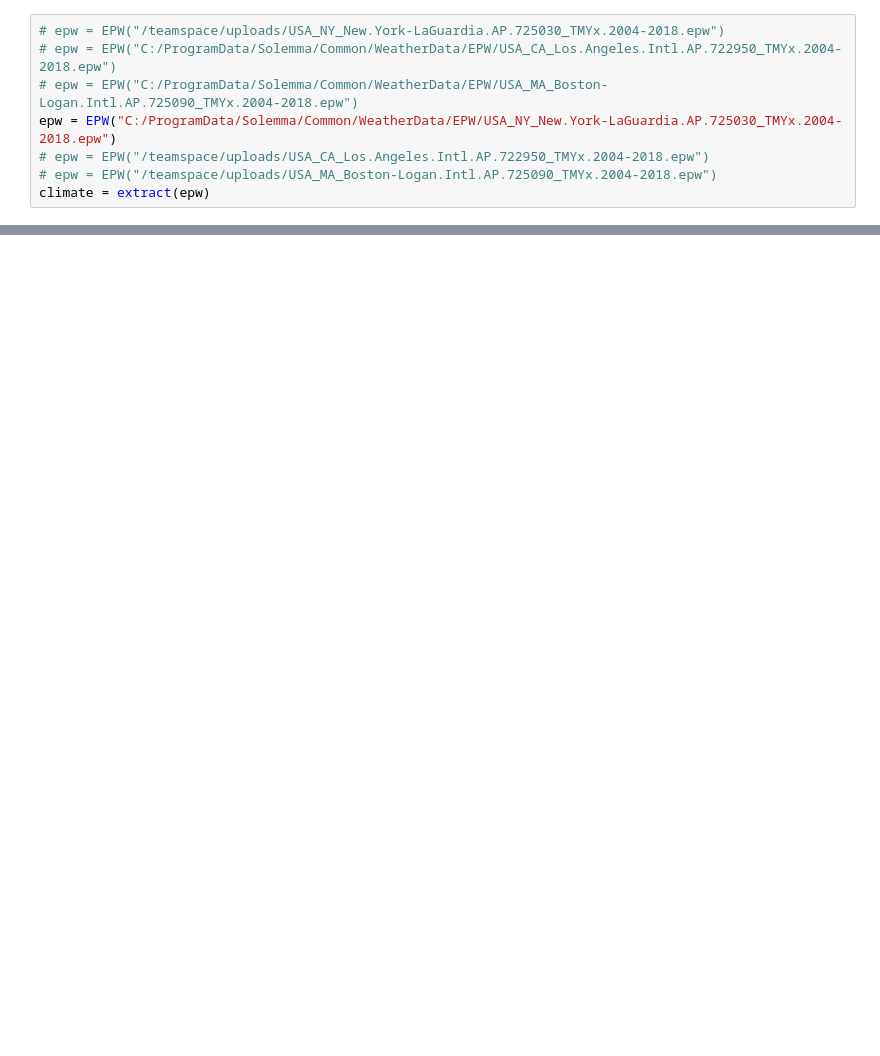
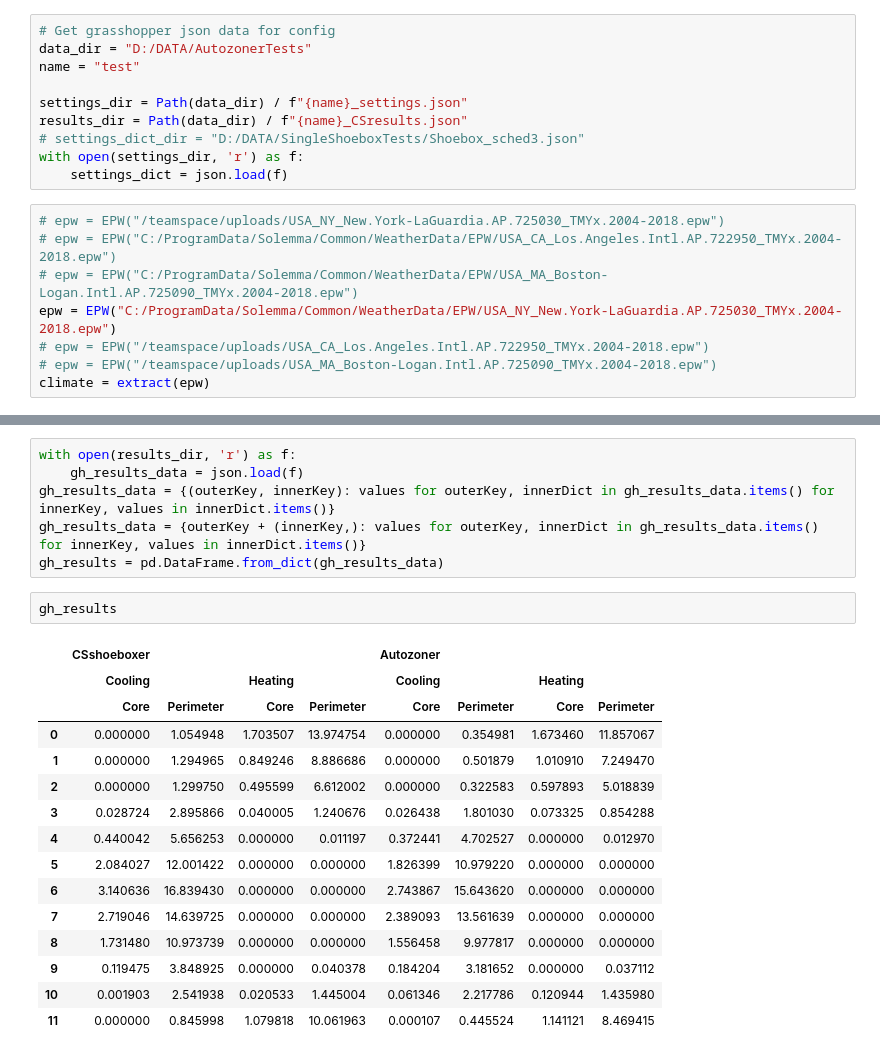
Before and after one commit to szvsw/ml-for-building-energy-modeling, a Jupyter notebook: ml-for-bem/notebooks/cs_autozoner_vs_ml.ipynb, the cells around one changed output, grey strips where cells are left out. Drawn from its saved outputs; the diff is of its cells as text; blank space fills up the shorter version.

```diff
--- a/ml-for-bem/notebooks/cs_autozoner_vs_ml.ipynb
+++ b/ml-for-bem/notebooks/cs_autozoner_vs_ml.ipynb
@@ -39,3 +37,13 @@ schedules = np.stack([sin_schedule]*3).reshape(1,3,8760)
+# %%
+# Get grasshopper json data for config
+data_dir = "D:/DATA/AutozonerTests"
+name = "test"
+
+settings_dir = Path(data_dir) / f"{name}_settings.json"
+results_dir = Path(data_dir) / f"{name}_CSresults.json"
+# settings_dict_dir = "D:/DATA/SingleShoeboxTests/Shoebox_sched3.json"
+with open(settings_dir, 'r') as f:
+    settings_dict = json.load(f)
 # %%
 # epw = EPW("/teamspace/uploads/USA_NY_New.York-LaGuardia.AP.725030_TMYx.2004-2018.epw")
 # epw = EPW("C:/ProgramData/Solemma/Common/WeatherData/EPW/USA_CA_Los.Angeles.Intl.AP.722950_TMYx.2004-2018.epw")
@@ -154,0 +205,24 @@ plt.grid(axis="y",which="major")
+# %%
+with open(results_dir, 'r') as f:
+    gh_results_data = json.load(f)
+gh_results_data = {(outerKey, innerKey): values for outerKey, innerDict in gh_results_data.items() for innerKey, values in innerDict.items()}
+gh_results_data = {outerKey + (innerKey,): values for outerKey, innerDict in gh_results_data.items() for innerKey, values in innerDict.items()}
+gh_results = pd.DataFrame.from_dict(gh_results_data)
+# %%
+gh_results
+# %% [output]
+|  | CSshoeboxer |  |  |  | Autozoner |  |  |  |
+|  | Cooling |  | Heating |  | Cooling |  | Heating |  |
+|  | Core | Perimeter | Core | Perimeter | Core | Perimeter | Core | Perimeter |
+| 0 | 0.000000 | 1.054948 | 1.703507 | 13.974754 | 0.000000 | 0.354981 | 1.673460 | 11.857067 |
+| 1 | 0.000000 | 1.294965 | 0.849246 | 8.886686 | 0.000000 | 0.501879 | 1.010910 | 7.249470 |
+| 2 | 0.000000 | 1.299750 | 0.495599 | 6.612002 | 0.000000 | 0.322583 | 0.597893 | 5.018839 |
+| 3 | 0.028724 | 2.895866 | 0.040005 | 1.240676 | 0.026438 | 1.801030 | 0.073325 | 0.854288 |
+| 4 | 0.440042 | 5.656253 | 0.000000 | 0.011197 | 0.372441 | 4.702527 | 0.000000 | 0.012970 |
+| 5 | 2.084027 | 12.001422 | 0.000000 | 0.000000 | 1.826399 | 10.979220 | 0.000000 | 0.000000 |
+| 6 | 3.140636 | 16.839430 | 0.000000 | 0.000000 | 2.743867 | 15.643620 | 0.000000 | 0.000000 |
+| 7 | 2.719046 | 14.639725 | 0.000000 | 0.000000 | 2.389093 | 13.561639 | 0.000000 | 0.000000 |
+| 8 | 1.731480 | 10.973739 | 0.000000 | 0.000000 | 1.556458 | 9.977817 | 0.000000 | 0.000000 |
+| 9 | 0.119475 | 3.848925 | 0.000000 | 0.040378 | 0.184204 | 3.181652 | 0.000000 | 0.037112 |
+| 10 | 0.001903 | 2.541938 | 0.020533 | 1.445004 | 0.061346 | 2.217786 | 0.120944 | 1.435980 |
+| 11 | 0.000000 | 0.845998 | 1.079818 | 10.061963 | 0.000107 | 0.445524 | 1.141121 | 8.469415 |
```
Also changed, not shown: parts of 13 cells of this notebook, 1 other file.
